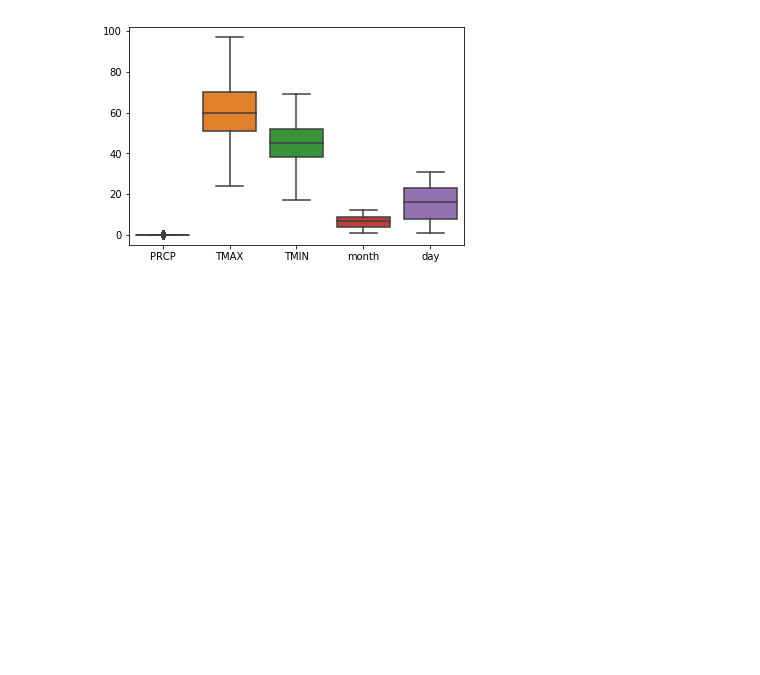
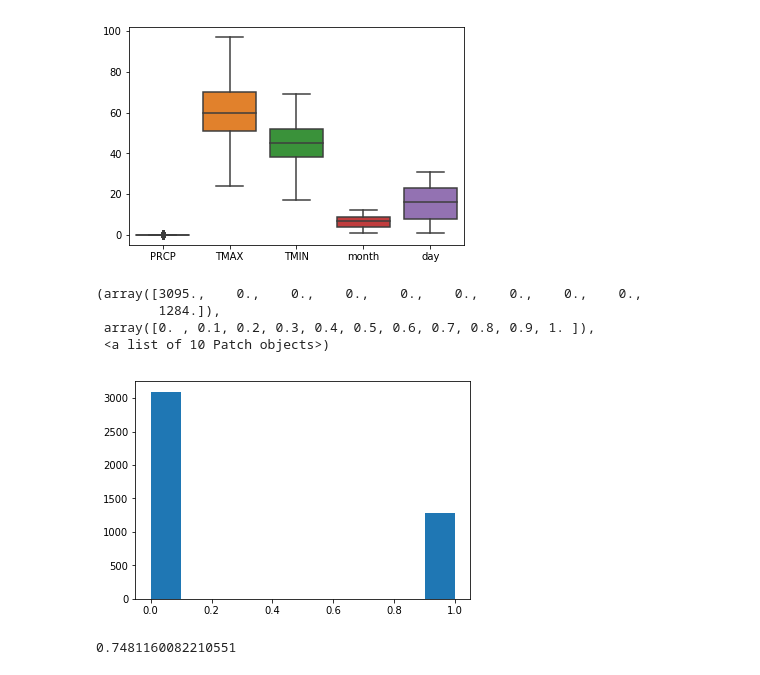
Before and after one commit to innovator-arjun/DataScience-Learning, a Jupyter notebook: Did it rain in Seattle/Rain Prediction in Seatle.ipynb, the cells around one changed output. Drawn from its saved outputs; the diff is of its cells as text; code cells hidden in the pictures; blank space fills up the shorter version.

```diff
--- a/Did it rain in Seattle/Rain Prediction in Seatle.ipynb
+++ b/Did it rain in Seattle/Rain Prediction in Seatle.ipynb
@@ -186,3 +186,7 @@ sns.boxplot(data=trainN[['PRCP','TMAX','TMIN','month','day']])
 # %% [output]
 <matplotlib.axes._subplots.AxesSubplot at 0x...>
 [figure]
+# %%
+X=trainN[['PRCP','TMAX','TMIN','month','day']].copy()
+
+y=trainN['RAIN'].copy()
@@ -188,0 +204,25 @@ sns.boxplot(data=trainN[['PRCP','TMAX','TMIN','month','day']])
+# %%
+Xtrain,Xtest,ytrain,ytest=train_test_split(X,y,test_size=0.2)
+
+scaler=StandardScaler()
+
+Xscale=scaler.fit_transform(X)
+
+XScaletrain,XScaletest,yscaletrain,yscaletest=train_test_split(Xscale,y,test_size=0.2)
+# %%
+svc=SVC()
+svc.fit(Xtrain,ytrain)
+
+ypredS=svc.predict(Xtest)
+
+plt.hist(ypredS)
+# %% [output]
+(array([3095.,    0.,    0.,    0.,    0.,    0.,    0.,    0.,    0.,
+        1284.]),
+ array([0. , 0.1, 0.2, 0.3, 0.4, 0.5, 0.6, 0.7, 0.8, 0.9, 1. ]),
+ <a list of 10 Patch objects>)
+[figure, added]
+# %%
+metrics.accuracy_score(ytest,ypredS)
+# %% [output]
+0.7481160082210551
```
Also changed, not shown: parts of 1 cell of this notebook.
